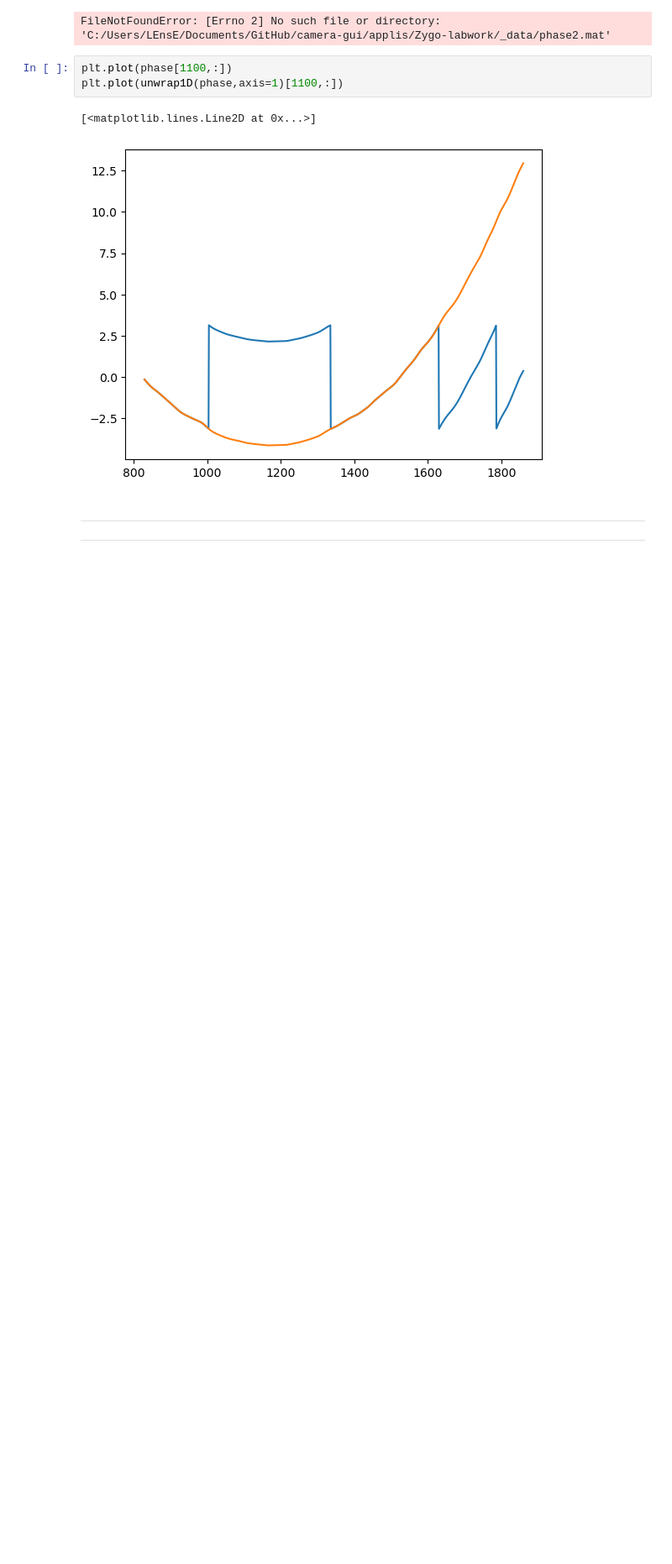
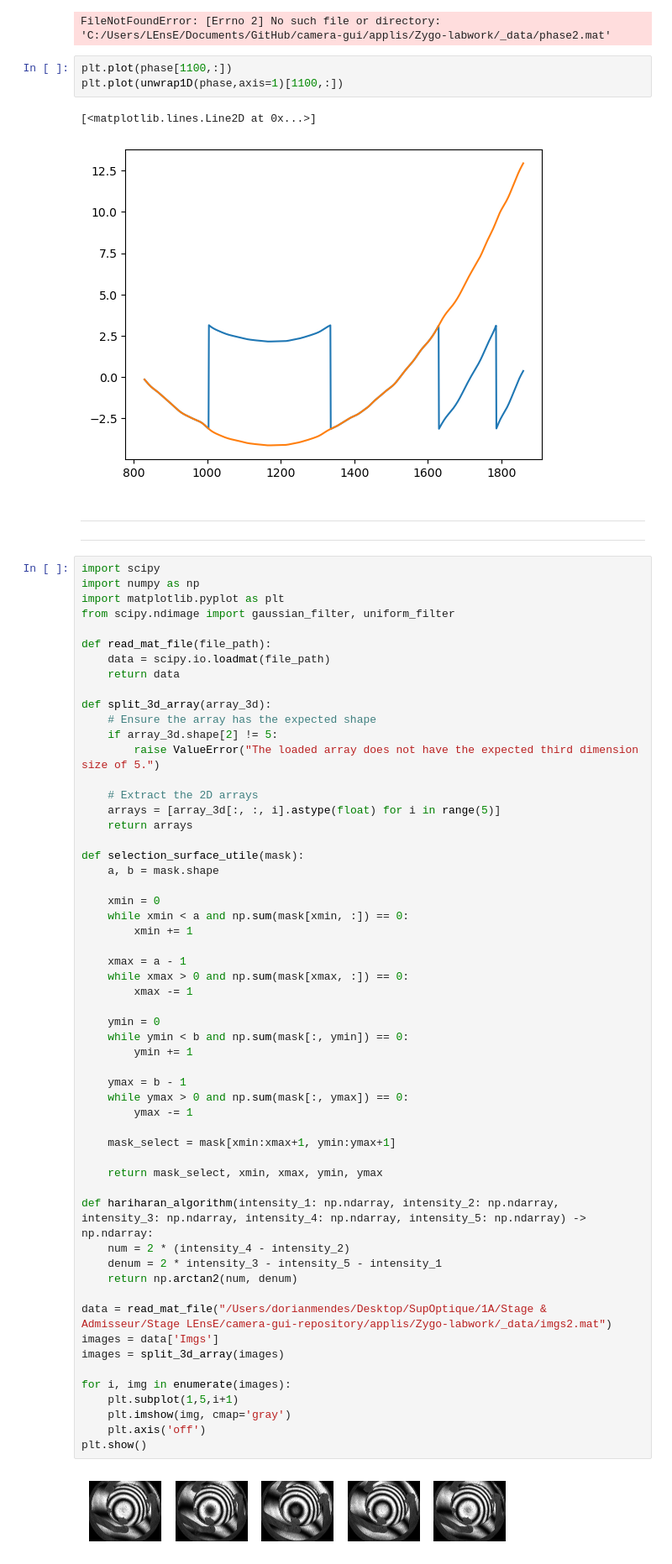
Before and after one commit to IOGS-LEnsE-ressources/camera-gui, a Jupyter notebook: applis/Zygo-labwork/_test/unwrapping.ipynb, the cells around one changed output. Shown at 84% size. Drawn from its saved outputs; the diff is of its cells as text; blank space fills up the shorter version.

```diff
--- a/applis/Zygo-labwork/_test/unwrapping.ipynb
+++ b/applis/Zygo-labwork/_test/unwrapping.ipynb
@@ -454,3 +454,61 @@ plt.plot(unwrap1D(phase,axis=1)[1100,:])
 # %% [markdown]
 ***
 ***
+# %%
+import scipy
+import numpy as np
+import matplotlib.pyplot as plt
+from scipy.ndimage import gaussian_filter, uniform_filter
+
+def read_mat_file(file_path):
+    data = scipy.io.loadmat(file_path)
+    return data
+
+def split_3d_array(array_3d):
+    # Ensure the array has the expected shape
+    if array_3d.shape[2] != 5:
+        raise ValueError("The loaded array does not have the expected third dimension size of 5.")
+
+    # Extract the 2D arrays
+    arrays = [array_3d[:, :, i].astype(float) for i in range(5)]
+    return arrays
+
+def selection_surface_utile(mask):
+    a, b = mask.shape
+
+    xmin = 0
+    while xmin < a and np.sum(mask[xmin, :]) == 0:
+        xmin += 1
+
+    xmax = a - 1
+    while xmax > 0 and np.sum(mask[xmax, :]) == 0:
+        xmax -= 1
+
+    ymin = 0
+    while ymin < b and np.sum(mask[:, ymin]) == 0:
+        ymin += 1
+
+    ymax = b - 1
+    while ymax > 0 and np.sum(mask[:, ymax]) == 0:
+        ymax -= 1
+
+    mask_select = mask[xmin:xmax+1, ymin:ymax+1]
+
+    return mask_select, xmin, xmax, ymin, ymax
+
+def hariharan_algorithm(intensity_1: np.ndarray, intensity_2: np.ndarray, intensity_3: np.ndarray, intensity_4: np.ndarray, intensity_5: np.ndarray) -> np.ndarray:
+    num = 2 * (intensity_4 - intensity_2)
+    denum = 2 * intensity_3 - intensity_5 - intensity_1
+    return np.arctan2(num, denum)
+
+data = read_mat_file("/Users/dorianmendes/Desktop/SupOptique/1A/Stage & Admisseur/Stage LEnsE/camera-gui-repository/applis/Zygo-labwork/_data/imgs2.mat")
+images = data['Imgs']
+images = split_3d_array(images)
+
+for i, img in enumerate(images):
+    plt.subplot(1,5,i+1)
+    plt.imshow(img, cmap='gray')
+    plt.axis('off')
+plt.show()
+# %% [output]
+[figure, added]
```
Also changed, not shown: parts of 4 cells of this notebook.
